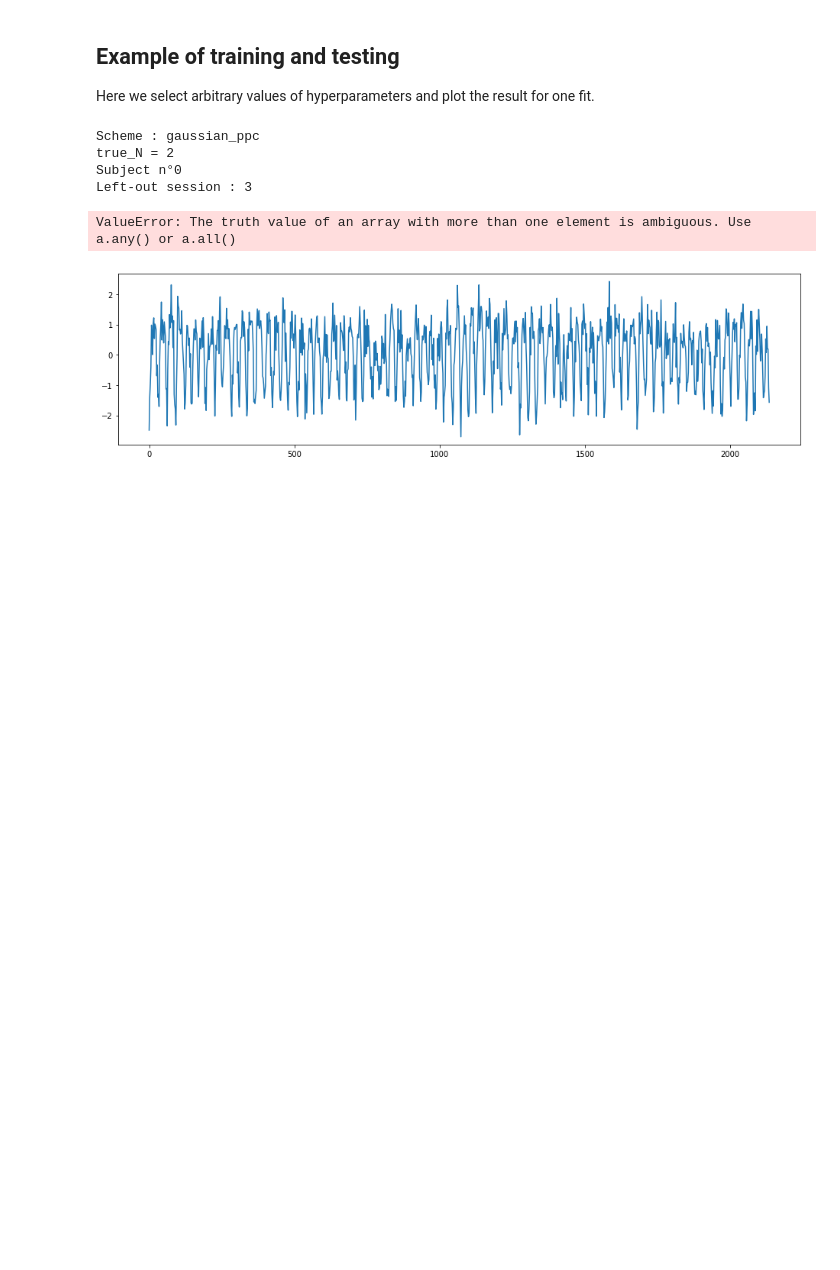
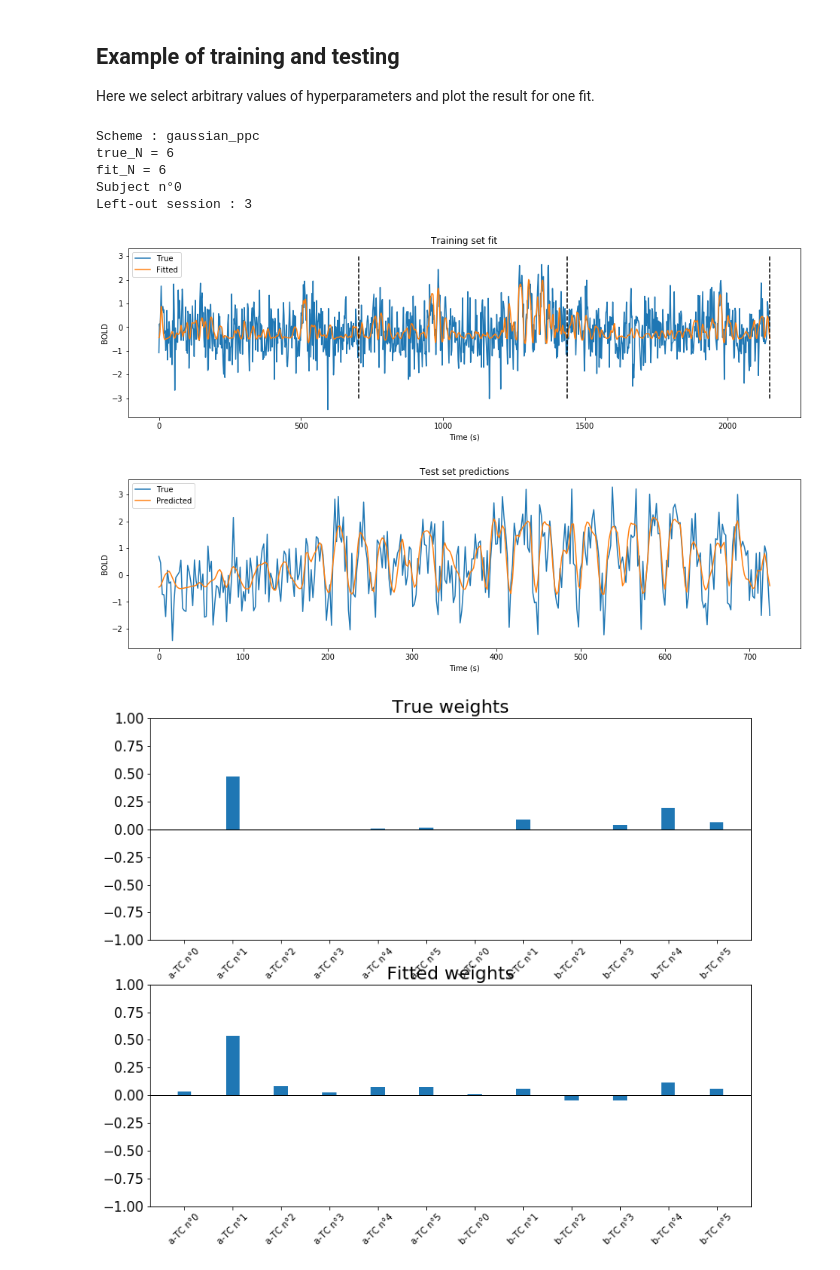
Before and after one commit to sebastiendemortain/neural-coding-of-probabilities, a Jupyter notebook: simulation_results.ipynb, the cells around one changed output. Saved outputs shown, nothing was run; the diff lists cells and outputs as text; code cells hidden in the pictures; blank space fills up the shorter version.

```diff
--- a/simulation_results.ipynb
+++ b/simulation_results.ipynb
@@ -17,7 +17,9 @@ import matplotlib.pyplot as plt
 import matplotlib
 width = 18
 height = 16
-matplotlib.rcParams['figure.figsize'] = [width, height]
+#matplotlib.rcParams['figure.figsize'] = [width, height]
+import pandas as pd
+
 
 import pickle
 import itertools
@@ -36,6 +38,8 @@ from neural_proba import tuning_curve
 from neural_proba import voxel
 from neural_proba import experiment
 from neural_proba import fmri
+
+import utils
 # %% [markdown]
 ## Properties of the models
 
@@ -77,7 +81,8 @@ tc_upper_bound_conf = 2.6
 n_N = len(N_array)
 
 # The number of fractions tested (related to W)
-n_fractions = 20
+n_fractions = 1000
+
 # Sparsity exponents
 sparsity_exp_array = np.array([1, 2, 4, 8])
 n_sparsity_exp = len(sparsity_exp_array)
@@ -98,7 +103,7 @@ distrib_type = 'HMM'
 [p1g2_dist_array, p1g2_mu_array, p1g2_sd_array] = neural_proba.import_distrib_param(n_subjects, n_sessions, n_stimuli,
                                                                                       distrib_type)
 # SNR as defined by ||signal||²/(||signal||²+||noise||²)
-snr = 0.8
+snr = 0.1
 
 # Type of regression
 regr = linear_model.LinearRegression(n_jobs=-1)
@@ -108,14 +113,14 @@ regr = linear_model.LinearRegression(n_jobs=-1)
 We load the design matrix, z-score it and get the response vector value.
 # %%
 # Load the design matrices
-with open("output/design_matrices/X_small.txt", "rb") as fp:   # Unpickling
+with open("output/design_matrices/X_very_small.txt", "rb") as fp:   # Unpickling
     X = pickle.load(fp)
 
 # Just for now
-n_subjects = 4
+n_subjects = 1
 n_sessions = 4
 n_N = 3
-n_schemes = 4
+n_schemes = 1
 # Z-SCORING
 
 # Initialization
@@ -392,9 +453,9 @@ plt.show()
 Here we select arbitrary values of hyperparameters and plot the result for one fit.
 # %%
 k_scheme = 0
-k_fraction = 0
-k_fit_N = 0
-k_true_N = 0
+k_fraction = 18
+k_fit_N = 2
+k_true_N = 2
 
 k_subject = 0
 k_session = 3    # Left-out session
@@ -404,7 +465,7 @@ k_subject = 0
 true_N = N_array[k_true_N]
 fit_N = N_array[k_fit_N]
 
-print('Scheme : '+scheme_array[k_scheme]+'\n'+'true_N = '+str(true_N)
+print('Scheme : '+scheme_array[k_scheme]+'\n'+'true_N = '+str(true_N)+'\nfit_N = '+str(fit_N)
       +'\n'+'Subject n°'+str(k_subject)+'\nLeft-out session : '+str(k_session))
 
 # Current cross-validation matrice and response
@@ -435,15 +496,18 @@ rho_test = pearsonr(y_pred, y_test)[0]
 fig_train = plt.figure(figsize=(16,14))
 ax_y_train = fig_train.add_subplot(311)
 ax_y_train.plot(np.linspace(0, between_scans_time*len(y_train), len(y_train)), y_train, label='True')
-ax_y_train.plot(np.linspace(0, between_scans_time*len(y_hat_train)*np.ones(10), len(y_hat_train)), y_hat_train, label='Fitted')
+ax_y_train.plot(np.linspace(0, between_scans_time*len(y_hat_train), len(y_hat_train)), y_hat_train, label='Fitted')
 ax_y_train.legend()
 ax_y_train.set_xlabel('Time (s)')
 ax_y_train.set_ylabel('BOLD')
 ax_y_train.set_title('Training set fit')
 # Separate sessions
 #print(str(y_cv[0]))
-#for k in range(n_sessions-1):
-#    dash_line[k] = ax_y_train.plot(between_scans_time*len(y_cv[k]), np.linspace(-3, 3, 10), color='black', linestyle='--')
+dash_line = [None for k in range(n_sessions-1)]
+dash_position = 0
+for k in range(n_sessions-1):
+    dash_position += between_scans_time*len(y_cv[k])
+    dash_line[k] = ax_y_train.plot(dash_position*np.ones(10), np.linspace(-3, 3, 10), color='black', linestyle='--')
 
 
 fig_test = plt.figure(figsize=(16,14))
@@ -459,46 +523,47 @@ ax_y_test.set_title('Test set predictions')
 
 true_weights = weights[k_scheme][k_true_N][k_fraction][k_subject]
 fit_weights = regr.coef_
 
 # Plot the true weights
-width = 0.5/(2*true_N)
+width = 1/np.sqrt((2*true_N))
 
-fig = plt.figure()
+fig = plt.figure(figsize=(12,10))
 ax_true_weights = fig.add_subplot(211)
 labels = [None for k in range(2*true_N)]
 for k in range(2*true_N):
     if k<true_N:
-        labels[k] = 'P-TC n°'+str(k%true_N)
+        labels[k] = 'a-TC n°'+str(k%true_N)
     else:
-        labels[k] = 'C-TC n°'+str(k%true_N)
+        labels[k] = 'b-TC n°'+str(k%true_N)
 ax_true_weights.bar(labels, true_weights, width=width)
 ax_true_weights.tick_params(labelsize=15)
 ax_true_weights.set_title('True weights', fontsize=20)
-ax_true_weights.set_ylim([0, 1])
+ax_true_weights.set_ylim([-1, 1])
 ax_true_weights.set_xticklabels(labels, rotation=45, fontsize=10)
+ax_true_weights.axhline(0, color="black", linewidth=1)
 
-
+width = 1/np.sqrt((2*fit_N))
 ax_fit_weights = fig.add_subplot(212)
 labels = [None for k in range(2*fit_N)]
 for k in range(2*fit_N):
-    if k<true_N:
-        labels[k] = 'P-TC n°'+str(k%true_N)
+    if k<fit_N:
+        labels[k] = 'a-TC n°'+str(k%fit_N)
     else:
-        labels[k] = 'C-TC n°'+str(k%true_N)
+        labels[k] = 'b-TC n°'+str(k%fit_N)
 ax_fit_weights.bar(labels, fit_weights, width=width)
 ax_fit_weights.tick_params(labelsize=15)
 ax_fit_weights.set_title('Fitted weights', fontsize=20)
-ax_fit_weights.set_ylim([0, 1])
+ax_fit_weights.set_ylim([-1, 1])
 ax_fit_weights.set_xticklabels(labels, rotation=45, fontsize=10)
+ax_fit_weights.axhline(0, color="black", linewidth=1)
 
 plt.show()
-
-print('Fit : '+str(fit_weights))
-print('True : '+str(true_weights))
 # %% [output]
 Scheme : gaussian_ppc
-true_N = 2
+true_N = 6
+fit_N = 6
 Subject n°0
 Left-out session : 3
-ValueError: The truth value of an array with more than one element is ambiguous. Use a.any() or a.all()
-[figure, old version]
+[figure, new version]
+[figure, added]
+[figure, added]
```
Also changed, not shown: parts of 8 cells of this notebook.
